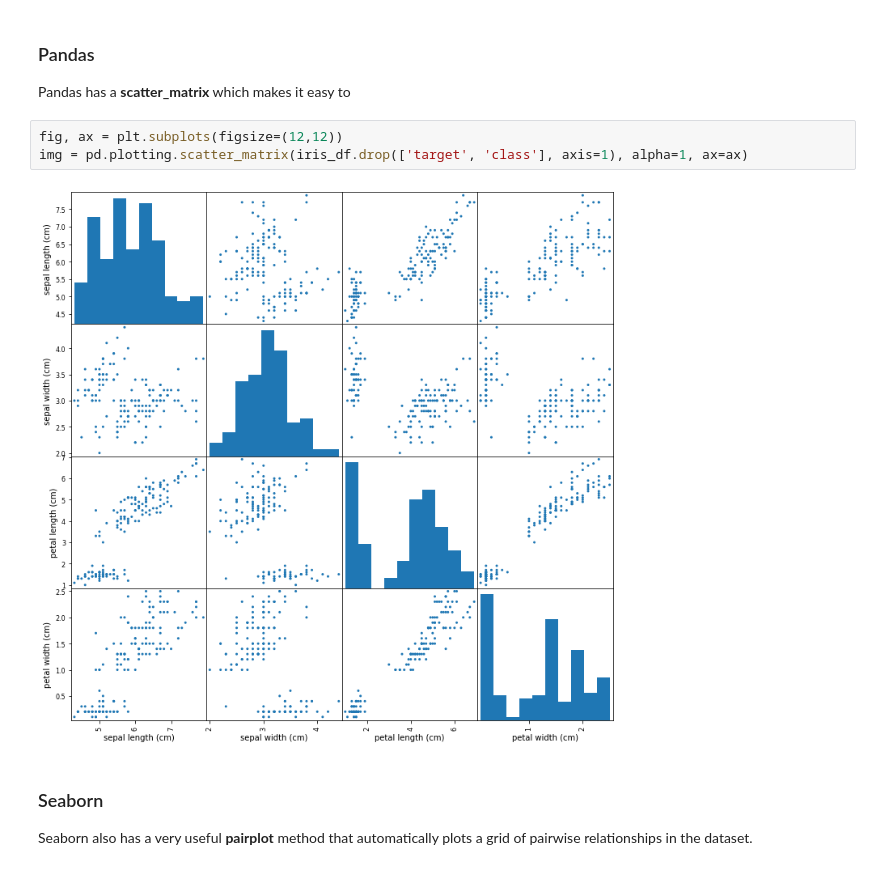
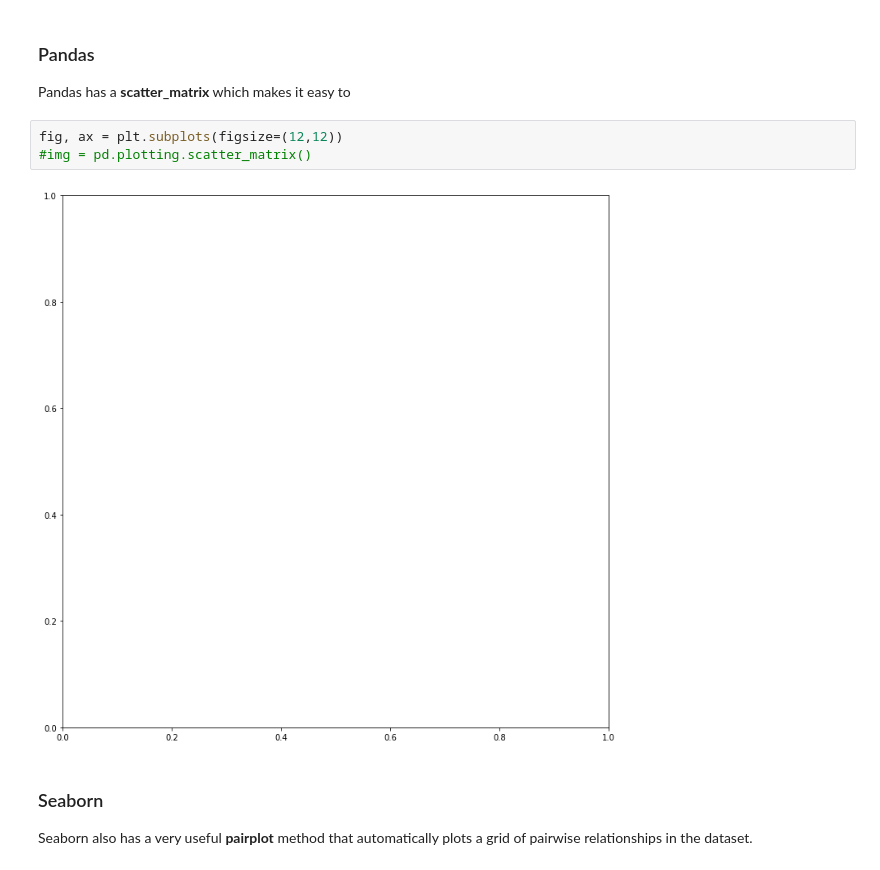
Before and after one commit to ultrajoules/data_viz_python_tutorial, a Jupyter notebook: Data_Viz_Tutorial.ipynb, the cells around one changed output. Saved outputs shown, nothing was run; the diff lists cells and outputs as text.

```diff
--- a/Data_Viz_Tutorial.ipynb
+++ b/Data_Viz_Tutorial.ipynb
@@ -533,9 +533,9 @@ Pandas and Seaborn both have methods to plot pairwise relationships in your data
 Pandas has a **scatter_matrix** which makes it easy to
 # %%
 fig, ax = plt.subplots(figsize=(12,12))
-img = pd.plotting.scatter_matrix(iris_df.drop(['target', 'class'], axis=1), alpha=1, ax=ax)
+#img = pd.plotting.scatter_matrix()
 # %% [output]
-[figure, old version]
+[figure, new version]
 # %% [markdown]
 ### Seaborn
 Seaborn also has a very useful **pairplot** method that automatically plots a grid of pairwise relationships in the dataset.
```
Also changed, not shown: parts of 4 cells of this notebook.
